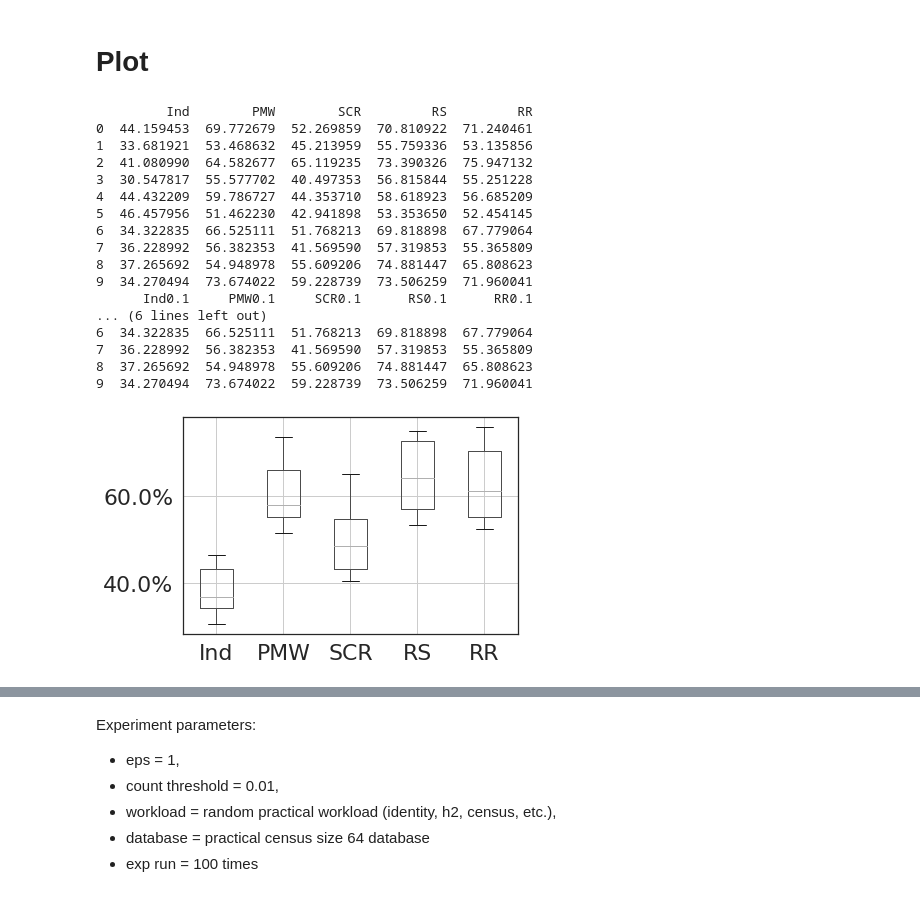
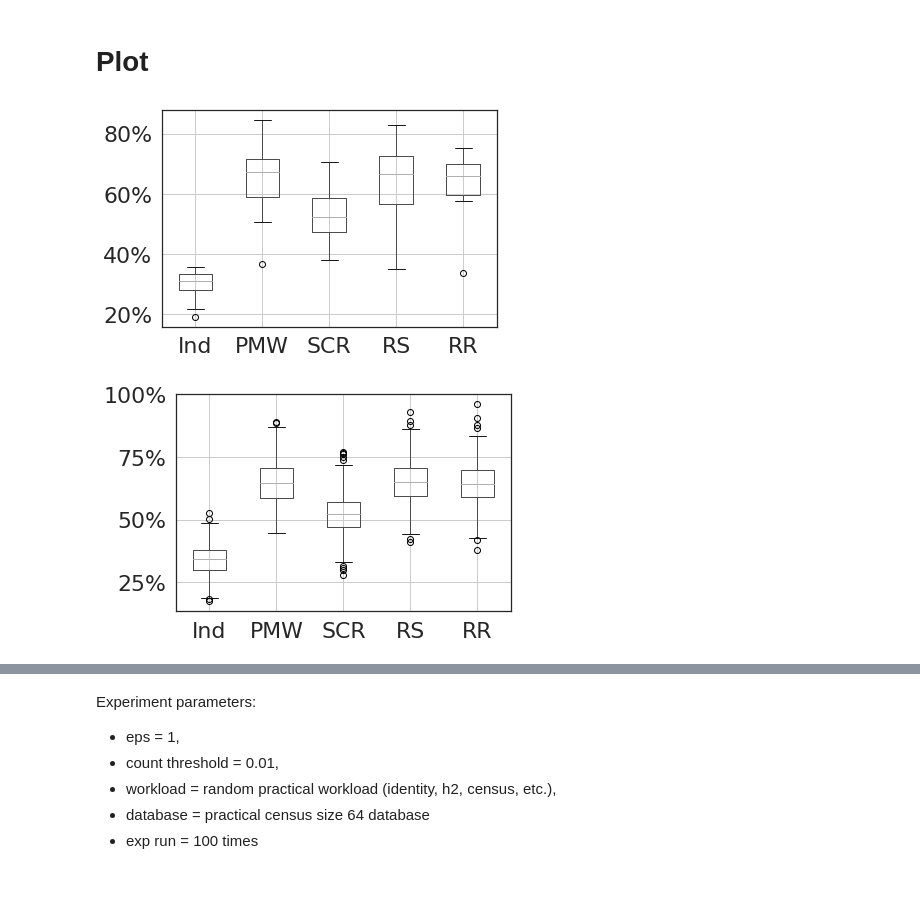
Before and after one commit to yikai-wu/Multi-Analyst-DP, a Jupyter notebook: src/online/VLDB Experiments.ipynb, the cells around one changed output, grey strips where cells are left out. Saved outputs shown, nothing was run; the diff lists cells and outputs as text; code cells hidden in the pictures.

Commit message:
added scheduler tests and added max ratio error

```diff
--- a/src/online/VLDB Experiments.ipynb
+++ b/src/online/VLDB Experiments.ipynb
@@ -769,14 +787,23 @@ def vldb_exp_new(p_list = [0.1, 0.5, 0.9], t = 10, epsilon = 1):
     Last updated: June 16, 2022
     """
     df_dic = {}
+    df_dic_ratios = {}
 
-    def save_value(alg, p, val):
+    def save_value(alg, p, val, source):
         """
         Helper function to save the value of the calculation into the dictionary df_dic
         """
-        if f'{alg}{p}' not in df_dic:
-            df_dic[f'{alg}{p}'] = []
-        df_dic[f'{alg}{p}'].append(val)
+        if f'{alg}{p}' not in source:
+            source[f'{alg}{p}'] = []
+        source[f'{alg}{p}'].append(val)
+
+    def get_max_ratio(analysts, ind, vals):
+        ratios = []
+        for i in analysts:
+            ratios.append(ind[i]/max([vals[i], 0.01]))
+        return(max(ratios))
+
+
 
     for i in range(t):
         # 1. generate workloads
@@ -801,7 +828,9 @@ def vldb_exp_new(p_list = [0.1, 0.5, 0.9], t = 10, epsilon = 1):
                                              threshold = Global_Threshold,
                                              #input_to_return="num_ans")
                                              input_to_return="pct_ans")
-            save_value('Ind', p, sum(bl_pctans_dict.values()) / len(analysts))
+            #print(get_max_ratio(analysts, bl_pctans_dict, bl_pctans_dict))
+            save_value('Ind', p, sum(bl_pctans_dict.values()) / len(analysts),df_dic)
+            save_value('Ind', p, get_max_ratio(analysts, bl_pctans_dict, bl_pctans_dict) ,df_dic_ratios)
 
             # opt - pmw with skewed ordering based on p
             opt_pctans_dict = pmw_naive(W,
@@ -812,7 +841,8 @@ def vldb_exp_new(p_list = [0.1, 0.5, 0.9], t = 10, epsilon = 1):
                                         #to_return='num_ans',
                                         to_return="pct_ans",
                                         count_threshold=Global_Threshold)
-            save_value('PMW', p, sum(opt_pctans_dict.values()) / len(analysts))
+            save_value('PMW', p, sum(opt_pctans_dict.values()) / len(analysts), df_dic)
+            save_value('PMW', p, get_max_ratio(analysts, bl_pctans_dict, opt_pctans_dict) ,df_dic_ratios)
 
             # cr - c&r with skewed ordering based on p
             cr_pctans_dict = cache_and_reconstruct(W,
@@ -823,7 +853,8 @@ def vldb_exp_new(p_list = [0.1, 0.5, 0.9], t = 10, epsilon = 1):
                                                    #to_return = "num_ans",
                                                    to_return="pct_ans",
                                                    count_threshold=Global_Threshold)
-            save_value('SCR', p, sum(cr_pctans_dict.values()) / len(analysts))
+            save_value('SCR', p, sum(cr_pctans_dict.values()) / len(analysts), df_dic)
+            save_value('SCR', p, get_max_ratio(analysts, bl_pctans_dict, cr_pctans_dict) ,df_dic_ratios)
 
             # rs - random scheduler, p is always 0.1
             W, analyst_labels = random_scheduler(analysts, workloads, 0.1)
@@ -835,7 +866,8 @@ def vldb_exp_new(p_list = [0.1, 0.5, 0.9], t = 10, epsilon = 1):
                                        #to_return='num_ans',
                                        to_return="pct_ans",
                                        count_threshold=Global_Threshold)
-            save_value('RS', p, sum(rs_pctans_dict.values()) / len(analysts))
+            save_value('RS', p, sum(rs_pctans_dict.values()) / len(analysts), df_dic)
+            save_value('RS', p, get_max_ratio(analysts, bl_pctans_dict, rs_pctans_dict) ,df_dic_ratios)
 
             # rr - pmw with round robin ordering
             W, analyst_labels = rr_scheduler(analysts, workloads)
@@ -847,15 +879,19 @@ def vldb_exp_new(p_list = [0.1, 0.5, 0.9], t = 10, epsilon = 1):
                                        #to_return='num_ans',
                                        to_return="pct_ans",
                                        count_threshold=Global_Threshold)
-            save_value('RR', p, sum(rr_pctans_dict.values()) / len(analysts))
+            save_value('RR', p, sum(rr_pctans_dict.values()) / len(analysts), df_dic)
+            save_value('RR', p, get_max_ratio(analysts, bl_pctans_dict, rr_pctans_dict) ,df_dic_ratios)
+
+
 
         test_data = pd.DataFrame(data=df_dic)
         print(f'Epoch {i} complete')
 
-    return test_data
+    return test_data, df_dic_ratios
 # %%
 import time
 start_time = time.time()
-test_data = vldb_exp_new(t=10)
+test_data, ratio_error_test_data = vldb_exp_new(t=1)
 print("--- %s seconds ---" % (time.time() - start_time))
+#print(ratio_error_test_data)
 # %% [output]
@@ -878,32 +922,26 @@ sns.set_style("white")
 # %%
 artifactspath = '/home/david/Documents/online_budgetshare/fig/'
 #artifactspath = "/Users/albertsun/Projects/artifacts/algexperiments/"
+# %%
+test_data_1 = test_data.iloc[:,:5]
+test_data_1.columns = test_data_1.columns.str.rstrip("0.01")
+ax = test_data_1.boxplot()
+#ax.set_ylim(0, 50)
+#plt.title('Alice gets her queries \nanswered with p = 0.1')
+#plt.ylabel('Queries Answered')
+ax.yaxis.set_major_formatter(mtick.PercentFormatter())
+plt.savefig(artifactspath + '0.1acc.pdf', bbox_inches='tight')
+# %% [output]
+[figure, added]
 # %%
-test_data_1 = test_data.iloc[:,:5]
+test_data_1 = test_data.iloc[:,5:10]
 test_data_1.columns = test_data_1.columns.str.rstrip("0.1")
 ax = test_data_1.boxplot()
 #ax.set_ylim(0, 50)
 #plt.title('Alice gets her queries \nanswered with p = 0.1')
 #plt.ylabel('Queries Answered')
 ax.yaxis.set_major_formatter(mtick.PercentFormatter())
 plt.savefig(artifactspath + '0.1acc.pdf', bbox_inches='tight')
 # %% [output]
-         Ind        PMW        SCR         RS         RR
-0  44.159453  69.772679  52.269859  70.810922  71.240461
-1  33.681921  53.468632  45.213959  55.759336  53.135856
-2  41.080990  64.582677  65.119235  73.390326  75.947132
-3  30.547817  55.577702  40.497353  56.815844  55.251228
-4  44.432209  59.786727  44.353710  58.618923  56.685209
-5  46.457956  51.462230  42.941898  53.353650  52.454145
-6  34.322835  66.525111  51.768213  69.818898  67.779064
-7  36.228992  56.382353  41.569590  57.319853  55.365809
-8  37.265692  54.948978  55.609206  74.881447  65.808623
-9  34.270494  73.674022  59.228739  73.506259  71.960041
-      Ind0.1     PMW0.1     SCR0.1      RS0.1      RR0.1
-... (6 lines left out)
-6  34.322835  66.525111  51.768213  69.818898  67.779064
-7  36.228992  56.382353  41.569590  57.319853  55.365809
-8  37.265692  54.948978  55.609206  74.881447  65.808623
-9  34.270494  73.674022  59.228739  73.506259  71.960041
-[figure, old version]
+[figure, new version]
 # %%
```
Also changed, not shown: parts of 9 cells of this notebook, 1 other file.
